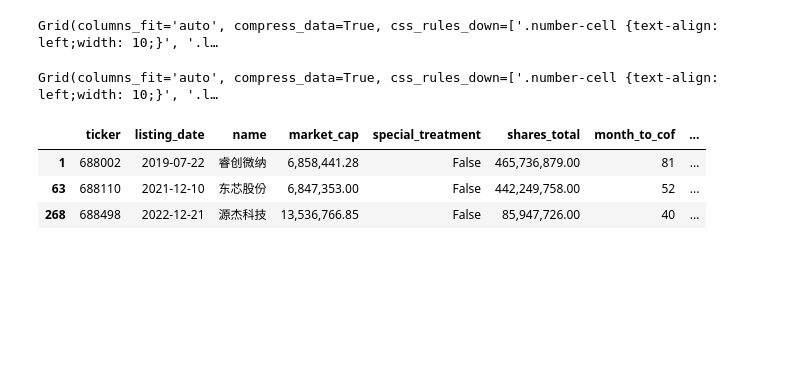
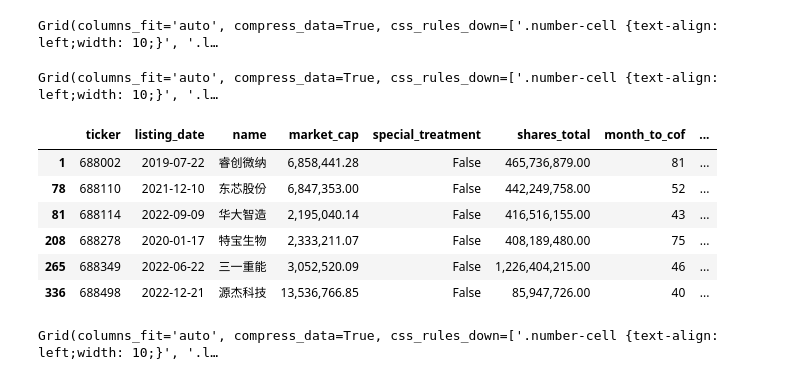
Before and after one commit to justy3/ap_star50, a Jupyter notebook: prediction.ipynb, the cells around one changed output. Saved outputs shown, nothing was run; the diff lists cells and outputs as text; code cells hidden in the pictures; blank space fills up the shorter version.

```diff
--- a/prediction.ipynb
+++ b/prediction.ipynb
@@ -143,13 +148,27 @@ univ['tmcap_rank2'] = univ['avg_total_mcap'].rank(ascending=False, method='min')
+# %%
+qt.view(univ)
+# %% [output]
+Grid(columns_fit='auto', compress_data=True, css_rules_down=['.number-cell {text-align: left;width: 10;}', '.l…
 # %%
-qt.view(univ)
+univ[univ['ticker'].isin(
+	['688498', '688110', '688002',
+  '688114', '688278', '688349'
+  ]
+)]
 # %% [output]
-Grid(columns_fit='auto', compress_data=True, css_rules_down=['.number-cell {text-align: left;width: 10;}', '.l…
+|  | ticker | listing_date | name | market_cap | special_treatment | shares_total | month_to_cof | ... |
+| 1 | 688002 | 2019-07-22 | 睿创微纳 | 6,858,441.28 | False | 465,736,879.00 | 81 | ... |
+| 78 | 688110 | 2021-12-10 | 东芯股份 | 6,847,353.00 | False | 442,249,758.00 | 52 | ... |
+| 81 | 688114 | 2022-09-09 | 华大智造 | 2,195,040.14 | False | 416,516,155.00 | 43 | ... |
+| 208 | 688278 | 2020-01-17 | 特宝生物 | 2,333,211.07 | False | 408,189,480.00 | 75 | ... |
+| 265 | 688349 | 2022-06-22 | 三一重能 | 3,052,520.09 | False | 1,226,404,215.00 | 46 | ... |
+| 336 | 688498 | 2022-12-21 | 源杰科技 | 13,536,766.85 | False | 85,947,726.00 | 40 | ... |
 # %%
-univ[univ['ticker'].isin(
-	['688498', '688110', '688002']
-)]
+excls = ['688220', '688301', '688385']
+incls = ['688213', '688278', '688578']
+res_list = ["688608", "688425", "688361", "688568", "688172",]
+qt.view(univ[univ['ticker'].isin(
+	incls + excls + res_list
+)])
 # %% [output]
-|  | ticker | listing_date | name | market_cap | special_treatment | shares_total | month_to_cof | ... |
-| 1 | 688002 | 2019-07-22 | 睿创微纳 | 6,858,441.28 | False | 465,736,879.00 | 81 | ... |
-| 63 | 688110 | 2021-12-10 | 东芯股份 | 6,847,353.00 | False | 442,249,758.00 | 52 | ... |
-| 268 | 688498 | 2022-12-21 | 源杰科技 | 13,536,766.85 | False | 85,947,726.00 | 40 | ... |
+Grid(columns_fit='auto', compress_data=True, css_rules_down=['.number-cell {text-align: left;width: 10;}', '.l…
```
Also changed, not shown: parts of 8 cells of this notebook, 5 other files.
